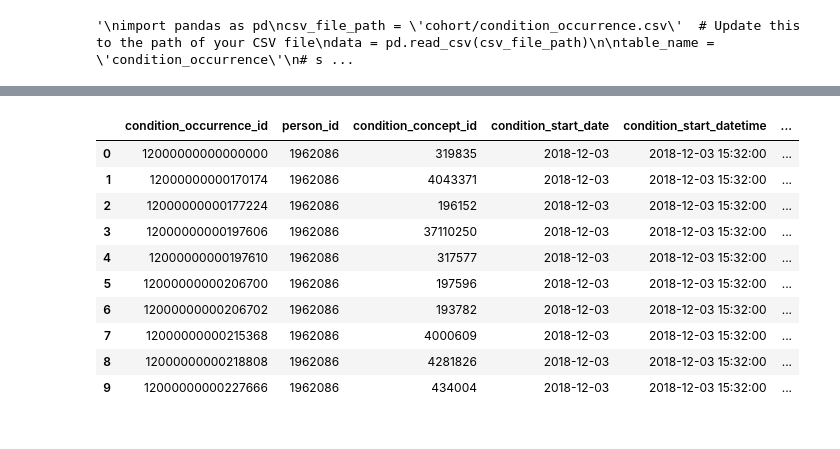
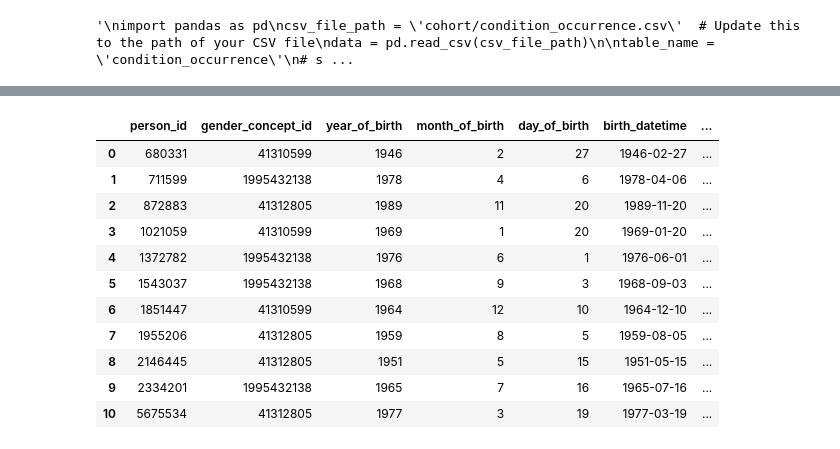
Before and after one commit to kawseribn/COMP5400_Project, a Jupyter notebook: test.ipynb, the cells around one changed output, grey strips where cells are left out. Saved outputs shown, nothing was run; the diff lists cells and outputs as text; code cells hidden in the pictures.

```diff
--- a/test.ipynb
+++ b/test.ipynb
@@ -483,5 +710,5 @@ All data has been loaded into the database.
 # %%
-table_name = 'condition_occurrence'
+table_name = 'PERSON'
 query = text(f"SELECT * FROM {table_name}")
 result = pd.read_sql(query, con=engine)
 print("Data retrieved from the database:")
@@ -494,12 +721,13 @@ result
 Data retrieved from the database:
-|  | condition_occurrence_id | person_id | condition_concept_id | condition_start_date | condition_start_datetime | ... |
-| 0 | 12000000000000000 | 1962086 | 319835 | 2018-12-03 | 2018-12-03 15:32:00 | ... |
-| 1 | 12000000000170174 | 1962086 | 4043371 | 2018-12-03 | 2018-12-03 15:32:00 | ... |
-| 2 | 12000000000177224 | 1962086 | 196152 | 2018-12-03 | 2018-12-03 15:32:00 | ... |
-| 3 | 12000000000197606 | 1962086 | 37110250 | 2018-12-03 | 2018-12-03 15:32:00 | ... |
-| 4 | 12000000000197610 | 1962086 | 317577 | 2018-12-03 | 2018-12-03 15:32:00 | ... |
-| 5 | 12000000000206700 | 1962086 | 197596 | 2018-12-03 | 2018-12-03 15:32:00 | ... |
-| 6 | 12000000000206702 | 1962086 | 193782 | 2018-12-03 | 2018-12-03 15:32:00 | ... |
-| 7 | 12000000000215368 | 1962086 | 4000609 | 2018-12-03 | 2018-12-03 15:32:00 | ... |
-| 8 | 12000000000218808 | 1962086 | 4281826 | 2018-12-03 | 2018-12-03 15:32:00 | ... |
-| 9 | 12000000000227666 | 1962086 | 434004 | 2018-12-03 | 2018-12-03 15:32:00 | ... |
+|  | person_id | gender_concept_id | year_of_birth | month_of_birth | day_of_birth | birth_datetime | ... |
+| 0 | 680331 | 41310599 | 1946 | 2 | 27 | 1946-02-27 | ... |
+| 1 | 711599 | 1995432138 | 1978 | 4 | 6 | 1978-04-06 | ... |
+| 2 | 872883 | 41312805 | 1989 | 11 | 20 | 1989-11-20 | ... |
+| 3 | 1021059 | 41310599 | 1969 | 1 | 20 | 1969-01-20 | ... |
+| 4 | 1372782 | 1995432138 | 1976 | 6 | 1 | 1976-06-01 | ... |
+| 5 | 1543037 | 1995432138 | 1968 | 9 | 3 | 1968-09-03 | ... |
+| 6 | 1851447 | 41310599 | 1964 | 12 | 10 | 1964-12-10 | ... |
+| 7 | 1955206 | 41312805 | 1959 | 8 | 5 | 1959-08-05 | ... |
+| 8 | 2146445 | 41312805 | 1951 | 5 | 15 | 1951-05-15 | ... |
+| 9 | 2334201 | 1995432138 | 1965 | 7 | 16 | 1965-07-16 | ... |
+| 10 | 5675534 | 41312805 | 1977 | 3 | 19 | 1977-03-19 | ... |
```
Also changed, not shown: parts of 42 cells of this notebook, 9 other files.
